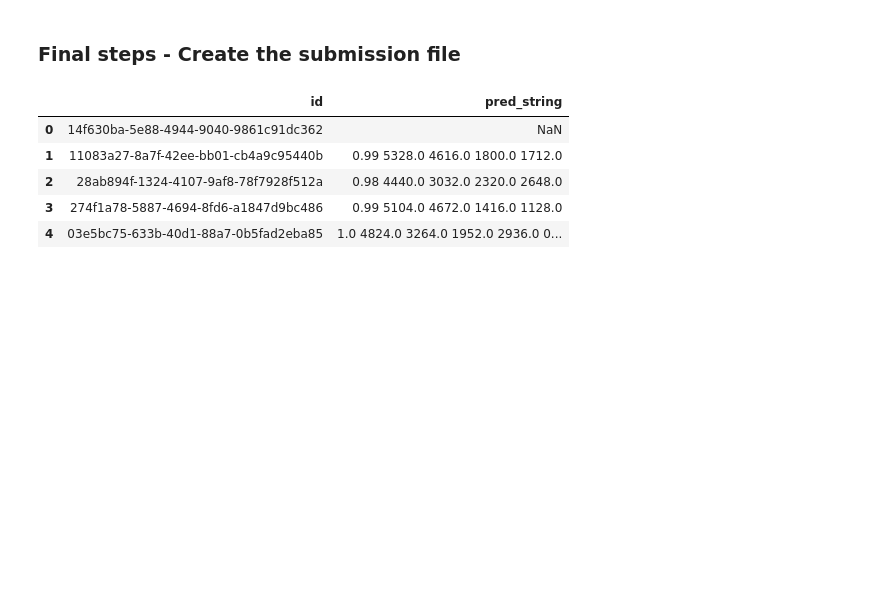
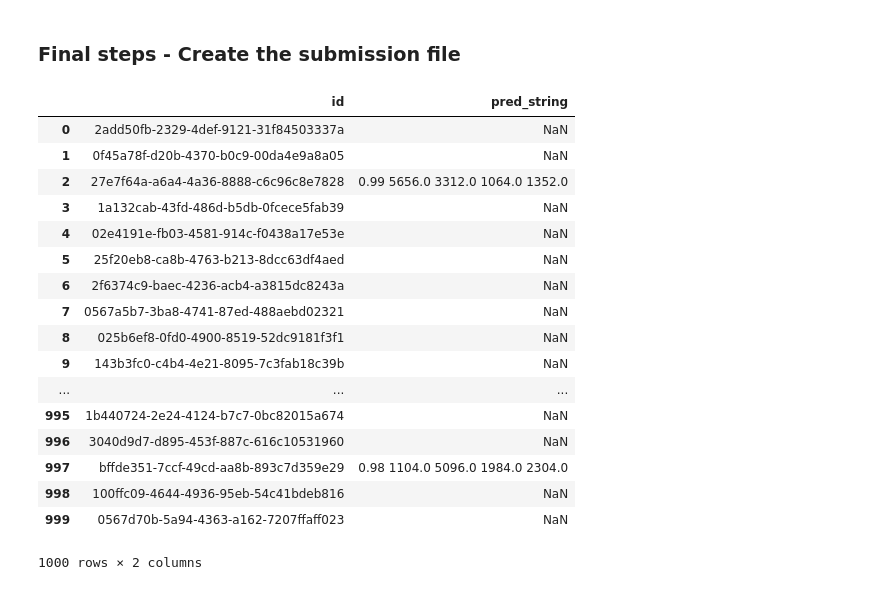
Before and after one commit to mdai/ml-lessons, a Jupyter notebook: lesson3-rsna-pneumonia-detection-kaggle.ipynb, the cells around one changed output. Saved outputs shown, nothing was run; the diff lists cells and outputs as text; code cells hidden in the pictures; blank space fills up the shorter version.

```diff
--- a/lesson3-rsna-pneumonia-detection-kaggle.ipynb
+++ b/lesson3-rsna-pneumonia-detection-kaggle.ipynb
@@ -570,10 +585,22 @@ predict(test_image_fps[:100], filepath=sample_submission_fp)
 # %%
 output = pd.read_csv(sample_submission_fp, names=['id', 'pred_string'])
-output.head()
+output.head(1000)
 # %% [output]
 |  | id | pred_string |
-| 0 | 14f630ba-5e88-4944-9040-9861c91dc362 | NaN |
-| 1 | 11083a27-8a7f-42ee-bb01-cb4a9c95440b | 0.99 5328.0 4616.0 1800.0 1712.0 |
-| 2 | 28ab894f-1324-4107-9af8-78f7928f512a | 0.98 4440.0 3032.0 2320.0 2648.0 |
-| 3 | 274f1a78-5887-4694-8fd6-a1847d9bc486 | 0.99 5104.0 4672.0 1416.0 1128.0 |
-| 4 | 03e5bc75-633b-40d1-88a7-0b5fad2eba85 | 1.0 4824.0 3264.0 1952.0 2936.0 0... |
+| 0 | 2add50fb-2329-4def-9121-31f84503337a | NaN |
+| 1 | 0f45a78f-d20b-4370-b0c9-00da4e9a8a05 | NaN |
+| 2 | 27e7f64a-a6a4-4a36-8888-c6c96c8e7828 | 0.99 5656.0 3312.0 1064.0 1352.0 |
+| 3 | 1a132cab-43fd-486d-b5db-0fcece5fab39 | NaN |
+| 4 | 02e4191e-fb03-4581-914c-f0438a17e53e | NaN |
+| 5 | 25f20eb8-ca8b-4763-b213-8dcc63df4aed | NaN |
+| 6 | 2f6374c9-baec-4236-acb4-a3815dc8243a | NaN |
+| 7 | 0567a5b7-3ba8-4741-87ed-488aebd02321 | NaN |
+| 8 | 025b6ef8-0fd0-4900-8519-52dc9181f3f1 | NaN |
+| 9 | 143b3fc0-c4b4-4e21-8095-7c3fab18c39b | NaN |
+| ... | ... | ... |
+| 995 | 1b440724-2e24-4124-b7c7-0bc82015a674 | NaN |
+| 996 | 3040d9d7-d895-453f-887c-616c10531960 | NaN |
+| 997 | bffde351-7ccf-49cd-aa8b-893c7d359e29 | 0.98 1104.0 5096.0 1984.0 2304.0 |
+| 998 | 100ffc09-4644-4936-95eb-54c41bdeb816 | NaN |
+| 999 | 0567d70b-5a94-4363-a162-7207ffaff023 | NaN |
+1000 rows × 2 columns
```
Also changed, not shown: parts of 16 cells of this notebook.
